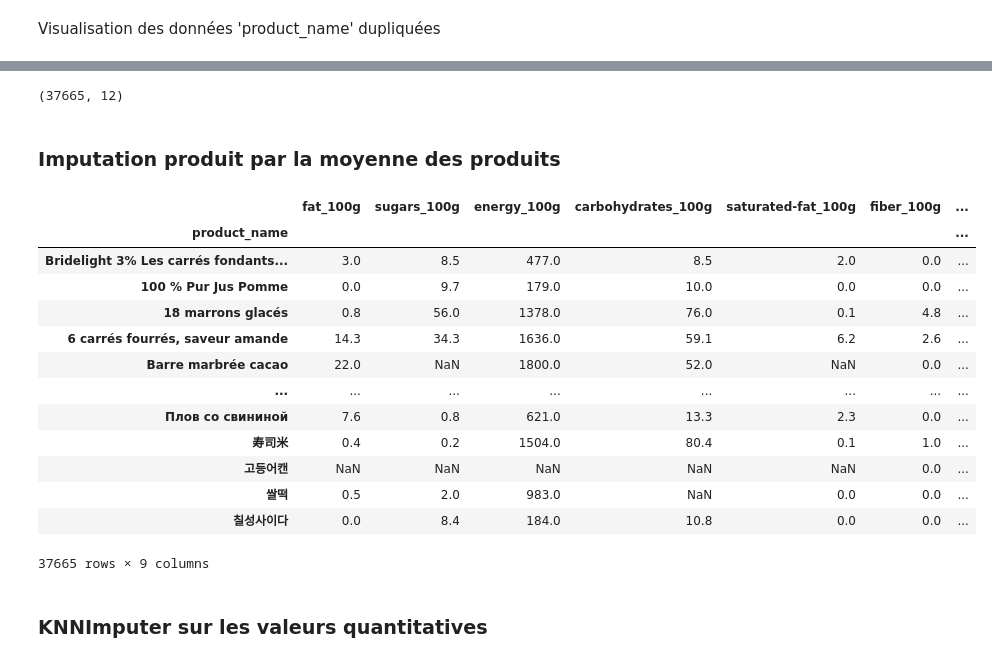
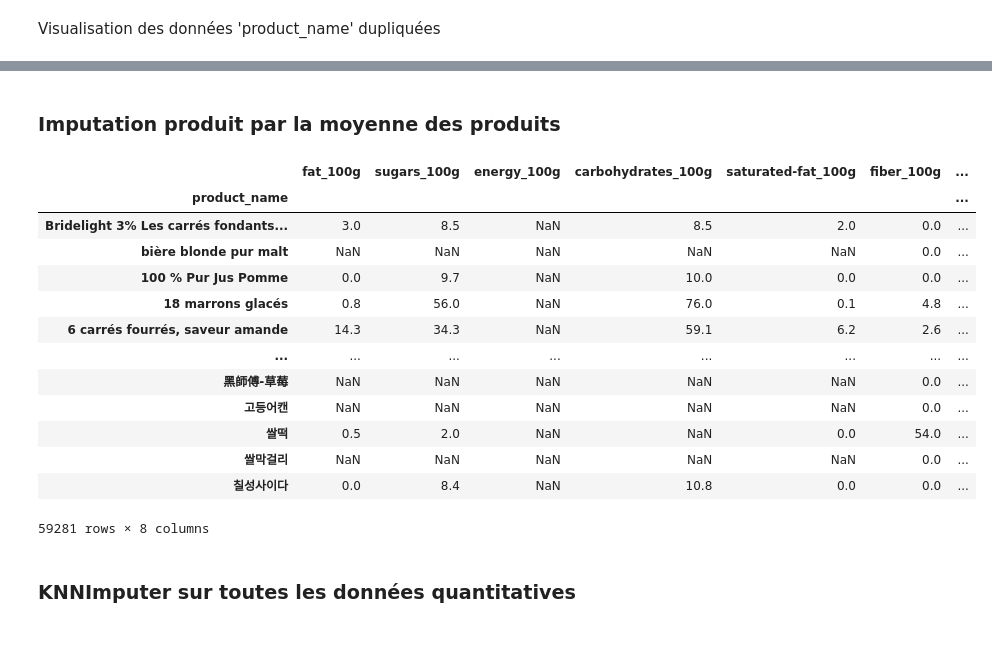
Before and after one commit to Antoine-LR/Python, a Jupyter notebook: RUDULIER_Antoine_1_notebook_nettoyage_122022.ipynb, the cells around one changed output, grey strips where cells are left out. Saved outputs shown, nothing was run; the diff lists cells and outputs as text; code cells hidden in the pictures.

```diff
--- a/RUDULIER_Antoine_1_notebook_nettoyage_122022.ipynb
+++ b/RUDULIER_Antoine_1_notebook_nettoyage_122022.ipynb
@@ -1506,3 +760,0 @@ Lower Boundary using IQR  : -2.750000000000001
-# %%
-df = pd.concat([df_beverage, df_cereals, df_composite, df_fat,
-               df_fish, df_salty, df_fruits, df_milk, df_sugary], axis=0)
@@ -1658,3 +760,0 @@ Lower Boundary using IQR  : -1.5499999999999998
-# %%
-df = pd.concat([df_beverage, df_cereals, df_composite, df_fat,
-               df_fish, df_salty, df_fruits, df_milk, df_sugary], axis=0)
@@ -1809,3 +760,0 @@ Lower Boundary using IQR  : -0.8200000000000002
-# %%
-df = pd.concat([df_beverage, df_cereals, df_composite, df_fat,
-               df_fish, df_salty, df_fruits, df_milk, df_sugary], axis=0)
@@ -1960,3 +760,0 @@ Lower Boundary using IQR  : 556.5
-# %%
-df = pd.concat([df_beverage, df_cereals, df_composite, df_fat,
-               df_fish, df_salty, df_fruits, df_milk, df_sugary], axis=0)
@@ -2113,30 +944,24 @@ Il y a un total de 13959 lignes produits dupliquées.
-# %%
-df.shape
-df_duplicated.shape
-# %% [output]
-(37665, 12)
 # %% [markdown]
 ### Imputation produit par la moyenne des produits
 # %%
 df = df_duplicated.groupby("product_name")[["fat_100g", "sugars_100g", "energy_100g", "carbohydrates_100g",
-                                             "saturated-fat_100g", "fiber_100g", "proteins_100g", "salt_100g",
-                                            "nutrition-score-fr_100g"]].agg(lambda x: x.median())
+                                            "saturated-fat_100g", "fiber_100g", "proteins_100g", "salt_100g"]].agg(lambda x: x.median())
 
 df
 # %% [output]
 |  | fat_100g | sugars_100g | energy_100g | carbohydrates_100g | saturated-fat_100g | fiber_100g | ... |
 | product_name |  |  |  |  |  |  | ... |
-| Bridelight 3% Les carrés fondants... | 3.0 | 8.5 | 477.0 | 8.5 | 2.0 | 0.0 | ... |
-| 100 % Pur Jus Pomme | 0.0 | 9.7 | 179.0 | 10.0 | 0.0 | 0.0 | ... |
-| 18 marrons glacés | 0.8 | 56.0 | 1378.0 | 76.0 | 0.1 | 4.8 | ... |
-| 6 carrés fourrés, saveur amande | 14.3 | 34.3 | 1636.0 | 59.1 | 6.2 | 2.6 | ... |
-| Barre marbrée cacao | 22.0 | NaN | 1800.0 | 52.0 | NaN | 0.0 | ... |
+| Bridelight 3% Les carrés fondants... | 3.0 | 8.5 | NaN | 8.5 | 2.0 | 0.0 | ... |
+| bière blonde pur malt | NaN | NaN | NaN | NaN | NaN | 0.0 | ... |
+| 100 % Pur Jus Pomme | 0.0 | 9.7 | NaN | 10.0 | 0.0 | 0.0 | ... |
+| 18 marrons glacés | 0.8 | 56.0 | NaN | 76.0 | 0.1 | 4.8 | ... |
+| 6 carrés fourrés, saveur amande | 14.3 | 34.3 | NaN | 59.1 | 6.2 | 2.6 | ... |
 | ... | ... | ... | ... | ... | ... | ... | ... |
-| Плов со свининой | 7.6 | 0.8 | 621.0 | 13.3 | 2.3 | 0.0 | ... |
-| 寿司米 | 0.4 | 0.2 | 1504.0 | 80.4 | 0.1 | 1.0 | ... |
+| 黑師傅-草莓 | NaN | NaN | NaN | NaN | NaN | 0.0 | ... |
 | 고등어캔 | NaN | NaN | NaN | NaN | NaN | 0.0 | ... |
-| 쌀떡 | 0.5 | 2.0 | 983.0 | NaN | 0.0 | 0.0 | ... |
-| 칠성사이다 | 0.0 | 8.4 | 184.0 | 10.8 | 0.0 | 0.0 | ... |
+| 쌀떡 | 0.5 | 2.0 | NaN | NaN | 0.0 | 54.0 | ... |
+| 쌀막걸리 | NaN | NaN | NaN | NaN | NaN | 0.0 | ... |
+| 칠성사이다 | 0.0 | 8.4 | NaN | 10.8 | 0.0 | 0.0 | ... |
-37665 rows × 9 columns
+59281 rows × 8 columns
 # %%
 df.reset_index(inplace=True)
@@ -2143,5 +970,5 @@ df.reset_index(inplace=True)
 # %% [markdown]
-### KNNImputer sur les valeurs quantitatives
+### KNNImputer sur toutes les données quantitatives
 # %%
 # import the KNNimputer class
 from sklearn.impute import KNNImputer
```
Also changed, not shown: parts of 123 cells of this notebook.
